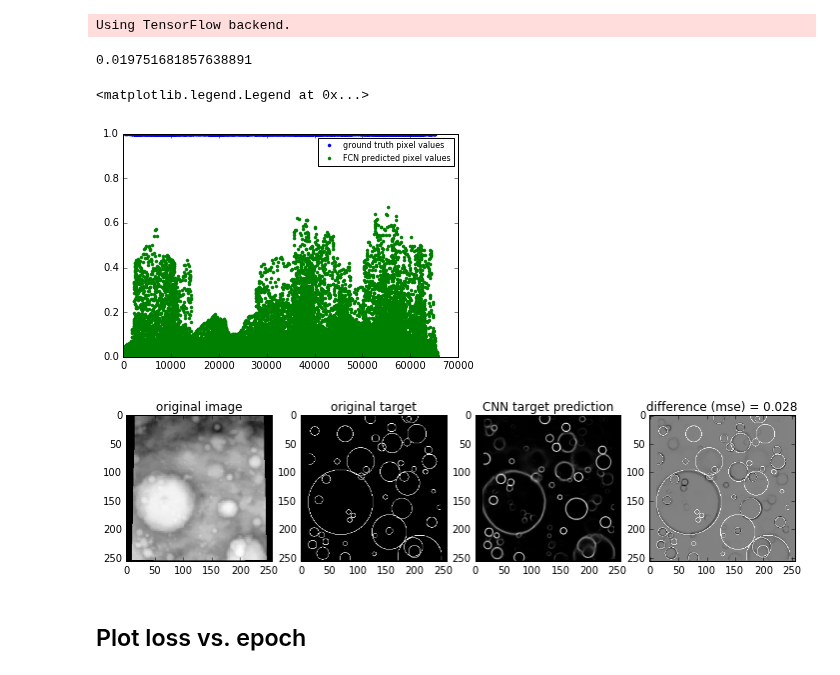
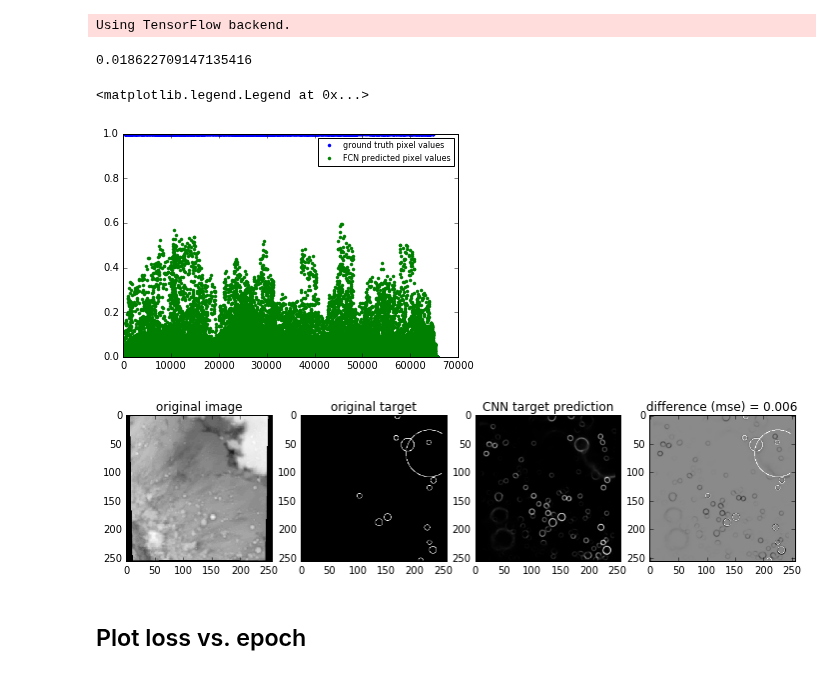
Before and after one commit to silburt/moon-craters, a Jupyter notebook: Mask_generator_analysis_ari.ipynb, the cells around one changed output. Cells and saved outputs as stored; diff of their text form; code cells hidden in the pictures.

```diff
--- a/Mask_generator_analysis_ari.ipynb
+++ b/Mask_generator_analysis_ari.ipynb
@@ -121,29 +121,29 @@ Using TensorFlow backend.
 #filename = 'models/FCNforkskip_%s_FL20.h5'%ext
 #filename = 'models/FCNforkskip_sigmoidinv_FL10.h5'
 #filename = 'models/ds4_sigmoid_FL10.h5'
-filename = 'models/unet_s256_rings_FL10_relu.h5'
+filename = 'models/unet_s256_rings_FL15_relu.h5'
 model = load_model(filename)
 #model.summary()
 # %%
 #do this on external cluster if large file
-n,off=10,0
+n,off=8,0
 target = model.predict(test_data[off:(n+off)].astype('float32'))
 # %%
 err = np.sum((test_target[off:(n+off)] - target)**2) / (n*300*300)
 err
 # %% [output]
-0.019751681857638891
+0.018622709147135416
 # %%
-i=0
+i=1
 dim = 256
 plt.plot(test_target[off+i].reshape(dim*dim,1), '.', label='ground truth pixel values')
 plt.plot(target[i].reshape(dim*dim,1), '.', label='FCN predicted pixel values')
 plt.legend(fontsize=8, numpoints=1)
 # %% [output]
 <matplotlib.legend.Legend at 0x...>
-[figure, old version]
+[figure, new version]
 # %%
-i=9
+i=5
 
 f, (ax1, ax2, ax3, ax4) = plt.subplots(1,4, figsize=[12, 8])
 ax1.imshow(test_data[off+i].reshape(dim,dim), origin='upper', cmap="Greys_r")
@@ -158,7 +158,7 @@ ax4.set_title('difference (mse) = %.3f'%diff)
 plt.savefig('output_dir/images/%s_%d.png'%(os.path.basename(filename).split('.h5')[0],i))
 #save_image(target[i], "Greys_r", 'output_dir/images/%s_%d_target.png'%(os.path.basename(filename).split('.h5')[0],i))
 # %% [output]
-[figure, old version]
+[figure, new version]
 # %% [markdown]
 ## Plot loss vs. epoch
 # %%
```
Also changed, not shown: 2 other files.
